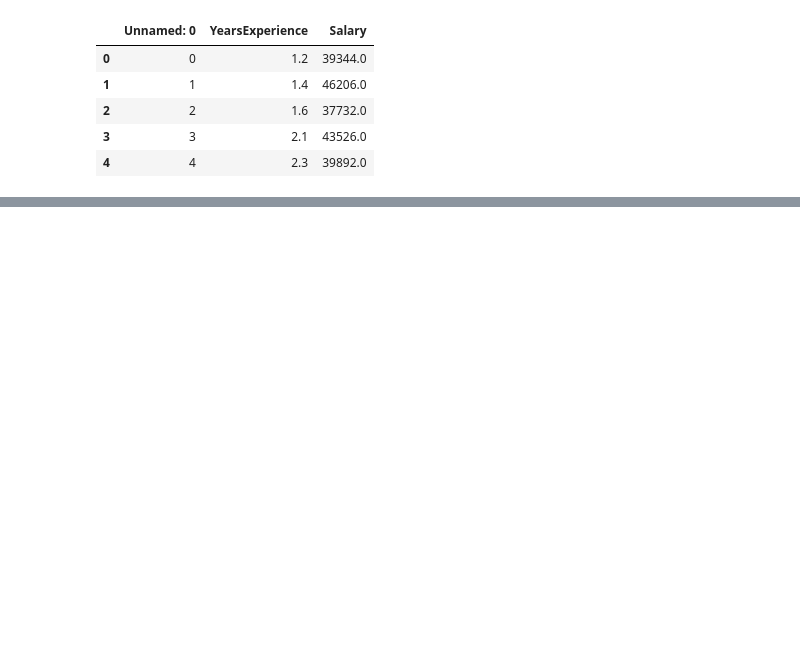
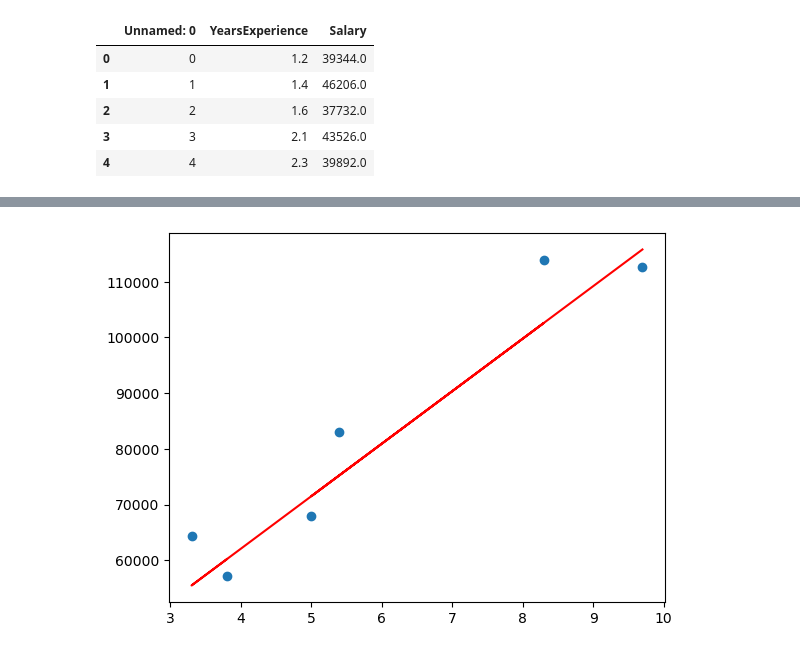
Before and after one commit to orishashakya/Data-Science-Workbook, a Jupyter notebook: Linear Regression/salary_prediction.ipynb, the cells around one changed output, grey strips where cells are left out. Saved outputs shown, nothing was run; the diff lists cells and outputs as text; code cells hidden in the pictures; blank space fills up the shorter version.

```diff
--- a/Linear Regression/salary_prediction.ipynb
+++ b/Linear Regression/salary_prediction.ipynb
@@ -39,0 +161,7 @@ df.head()
+# %%
+plt.scatter(X_test,Y_test)
+plt.plot(X_test, model.predict(X_test),'r')
+
+plt.show()
+# %% [output]
+[figure, added]
```
Also changed, not shown: parts of 31 cells of this notebook, 2 other files.
